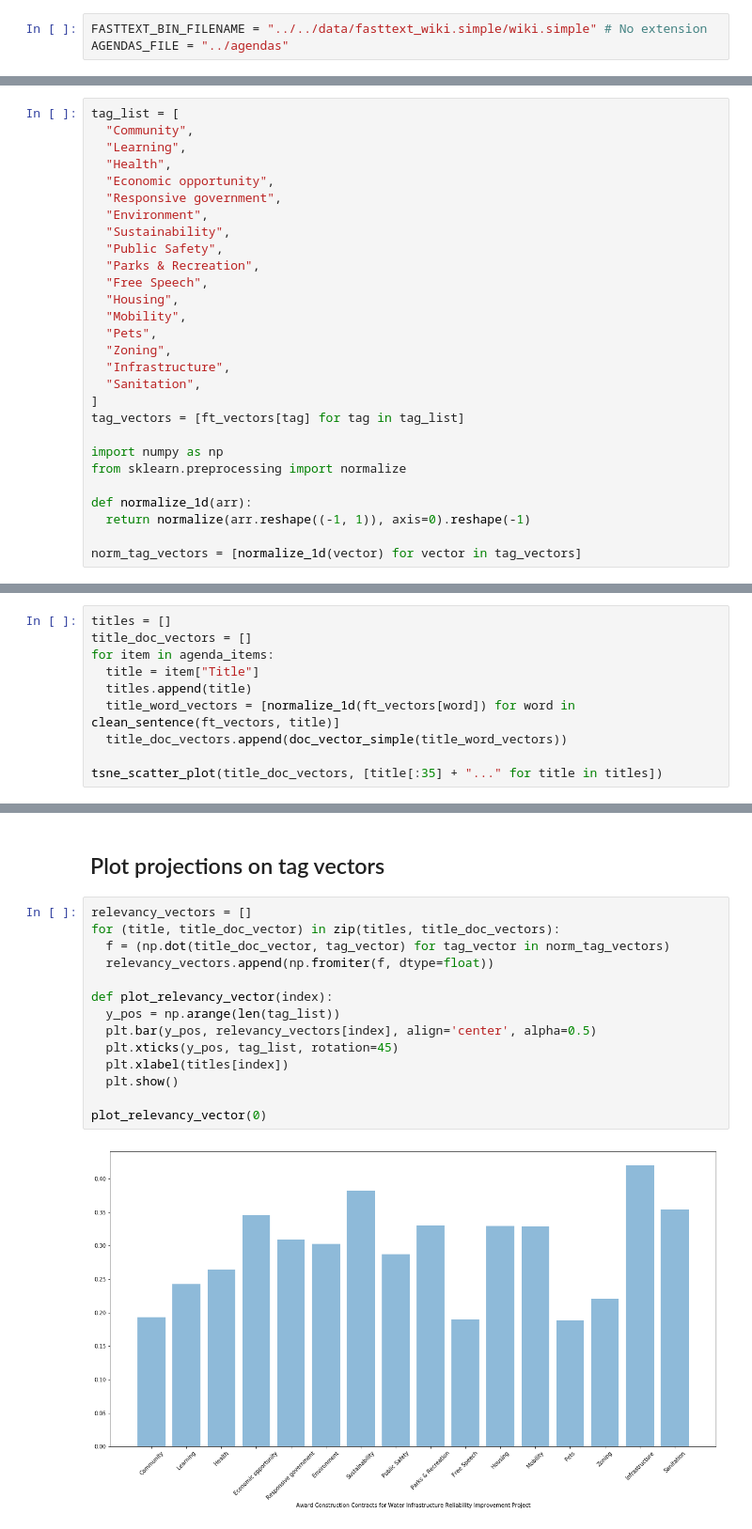
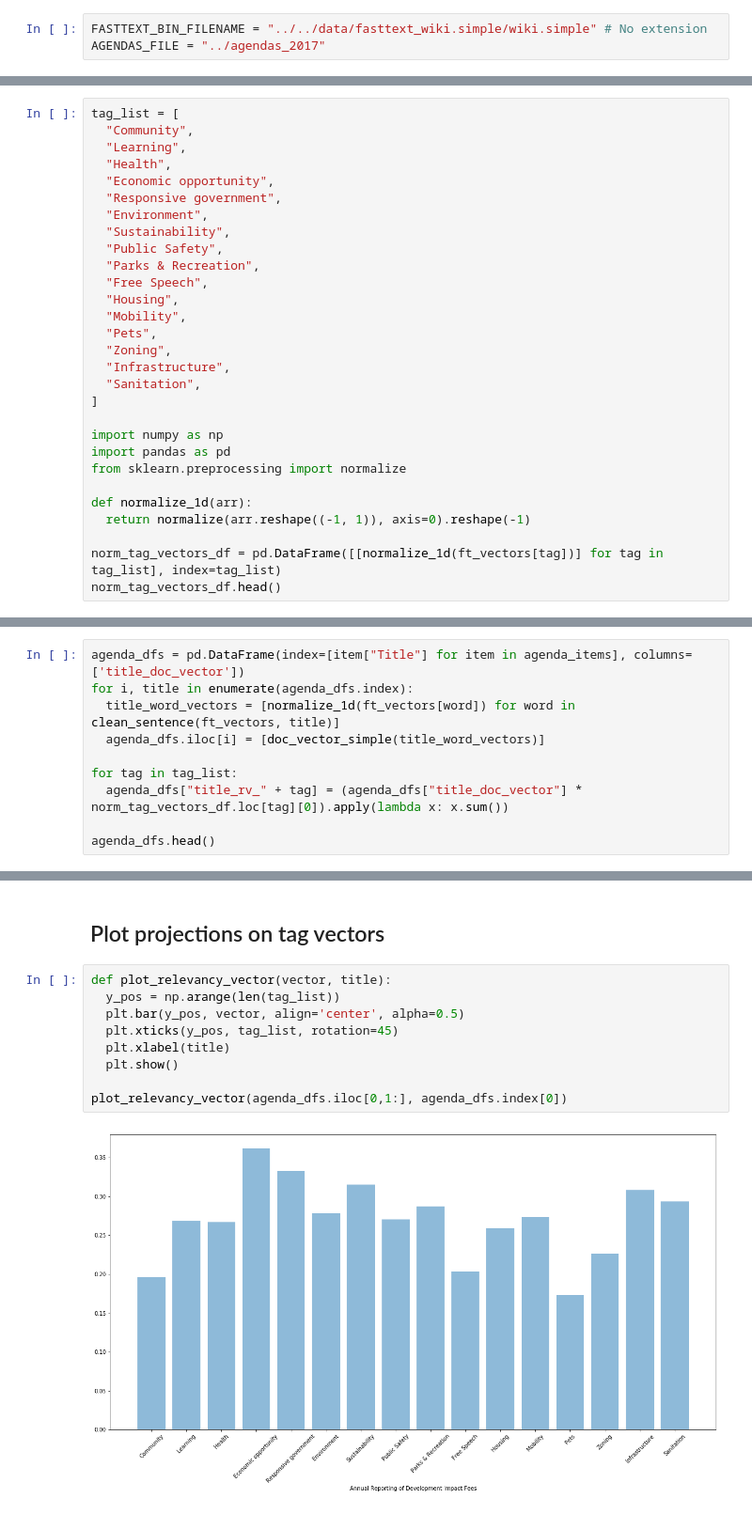
Before and after one commit to eselkin/CouncilML, a Jupyter notebook: doc_embedder/doc_embedder_nb.ipynb, the cells around one changed output, grey strips where cells are left out. Shown: that part at 94% size. Saved outputs shown, nothing was run; the diff lists cells and outputs as text.

Commit message:
Now using DataFrames to store vectors + titles.

```diff
--- a/doc_embedder/doc_embedder_nb.ipynb
+++ b/doc_embedder/doc_embedder_nb.ipynb
@@ -2,7 +2,7 @@
 ## Environment Variables
 # %%
 FASTTEXT_BIN_FILENAME = "../../data/fasttext_wiki.simple/wiki.simple" # No extension
-AGENDAS_FILE = "../agendas"
+AGENDAS_FILE = "../agendas_2017"
 # %% [markdown]
 ## Load FastText word vectors
 # %%
@@ -29,12 +29,13 @@ tag_list = [
   "Infrastructure",
   "Sanitation",
 ]
-tag_vectors = [ft_vectors[tag] for tag in tag_list]
 
 import numpy as np
+import pandas as pd
 from sklearn.preprocessing import normalize
 
 def normalize_1d(arr):
   return normalize(arr.reshape((-1, 1)), axis=0).reshape(-1)
 
-norm_tag_vectors = [normalize_1d(vector) for vector in tag_vectors]
+norm_tag_vectors_df = pd.DataFrame([[normalize_1d(ft_vectors[tag])] for tag in tag_list], index=tag_list)
+norm_tag_vectors_df.head()
@@ -94,0 +106,10 @@ tsne_scatter_plot(norm_tag_vectors, tag_list)
+# %%
+agenda_dfs = pd.DataFrame(index=[item["Title"] for item in agenda_items], columns=['title_doc_vector'])
+for i, title in enumerate(agenda_dfs.index):
+  title_word_vectors = [normalize_1d(ft_vectors[word]) for word in clean_sentence(ft_vectors, title)]
+  agenda_dfs.iloc[i] = [doc_vector_simple(title_word_vectors)]
+
+for tag in tag_list:
+  agenda_dfs["title_rv_" + tag] = (agenda_dfs["title_doc_vector"] * norm_tag_vectors_df.loc[tag][0]).apply(lambda x: x.sum())
+
+agenda_dfs.head()
@@ -95,12 +123,2 @@ tsne_scatter_plot(norm_tag_vectors, tag_list)
 # %% [markdown]
 ## Plot title document vectors
-# %%
-titles = []
-title_doc_vectors = []
-for item in agenda_items:
-  title = item["Title"]
-  titles.append(title)
-  title_word_vectors = [normalize_1d(ft_vectors[word]) for word in clean_sentence(ft_vectors, title)]
-  title_doc_vectors.append(doc_vector_simple(title_word_vectors))
-
-tsne_scatter_plot(title_doc_vectors, [title[:35] + "..." for title in titles])
@@ -109,18 +129,13 @@ tsne_scatter_plot(title_doc_vectors, [title[:35] + "..." for title in titles])
 # %% [markdown]
 ## Plot projections on tag vectors
 # %%
-relevancy_vectors = []
-for (title, title_doc_vector) in zip(titles, title_doc_vectors):
-  f = (np.dot(title_doc_vector, tag_vector) for tag_vector in norm_tag_vectors)
-  relevancy_vectors.append(np.fromiter(f, dtype=float))
-
-def plot_relevancy_vector(index):
+def plot_relevancy_vector(vector, title):
   y_pos = np.arange(len(tag_list))
-  plt.bar(y_pos, relevancy_vectors[index], align='center', alpha=0.5)
+  plt.bar(y_pos, vector, align='center', alpha=0.5)
   plt.xticks(y_pos, tag_list, rotation=45)
-  plt.xlabel(titles[index])
+  plt.xlabel(title)
   plt.show()
 
-plot_relevancy_vector(0)
+plot_relevancy_vector(agenda_dfs.iloc[0,1:], agenda_dfs.index[0])
 # %% [output]
-[figure, old version]
+[figure, new version]
```
Also changed, not shown: parts of 15 cells of this notebook.
